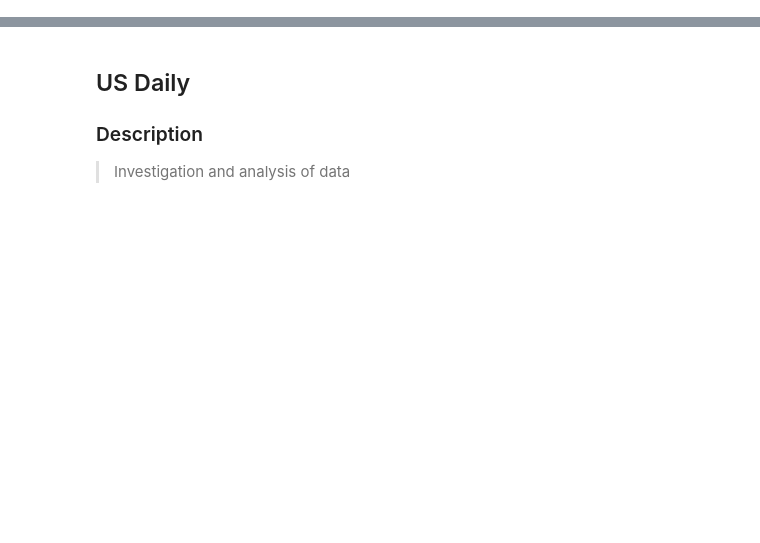
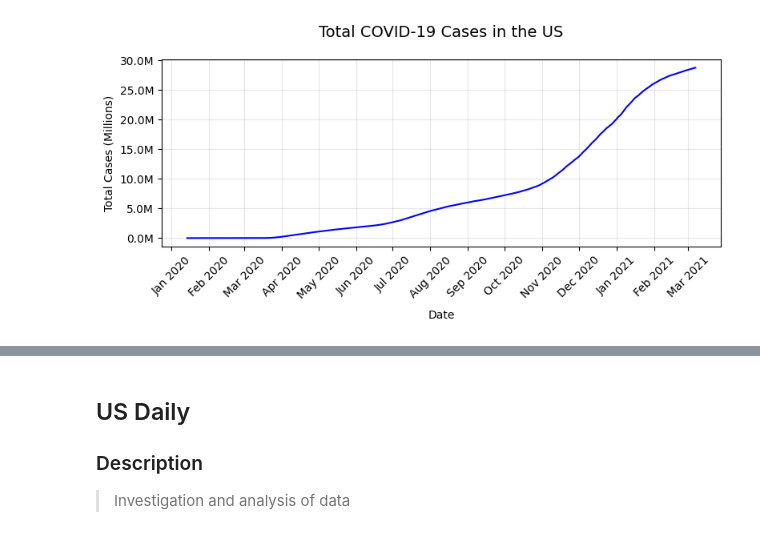
Before and after one commit to Bootcamp-IA-P4/covid-datathon, a Jupyter notebook: project.ipynb, the cells around one changed output, grey strips where cells are left out. Saved outputs shown, nothing was run; the diff lists cells and outputs as text; code cells hidden in the pictures; blank space fills up the shorter version.

```diff
--- a/project.ipynb
+++ b/project.ipynb
@@ -32,0 +53,3 @@ for name, endpoint in endpoints.items():
+# %%
+# Load dataset
+us_daily = pd.read_csv("us_daily.csv")
@@ -32,0 +75,29 @@ for name, endpoint in endpoints.items():
+# %%
+# Fix lasModified
+us_daily['lastModified'] = us_daily['lastModified'].str.replace('T24:00:00Z', 'T00:00:00Z')
+us_daily['lastModified'] = pd.to_datetime(us_daily['lastModified'], format='%Y-%m-%dT%H:%M:%SZ')
+
+us_daily = us_daily.sort_values('lastModified')
+# %%
+# Total positive cases in the US
+plt.figure(figsize=(8, 4))
+
+plt.plot(us_daily['lastModified'], us_daily['positive']/1e6, color='blue', linewidth=1.5)
+
+plt.gca().yaxis.set_major_formatter(ticker.StrMethodFormatter('{x:.1f}M'))
+
+
+plt.gca().xaxis.set_major_locator(mdates.MonthLocator())
+plt.gca().xaxis.set_major_formatter(mdates.DateFormatter('%b %Y'))
+plt.xticks(rotation=45)
+
+# Add labels
+plt.title("Total COVID-19 Cases in the US", fontsize=14, pad=20)
+plt.xlabel("Date", fontsize=10, labelpad=8)
+plt.ylabel("Total Cases (Millions)", fontsize=10)
+plt.grid(True, alpha=0.3)
+
+plt.tight_layout()
+plt.show()
+# %% [output]
+[figure, added]
```
Also changed, not shown: parts of 7 cells of this notebook.
